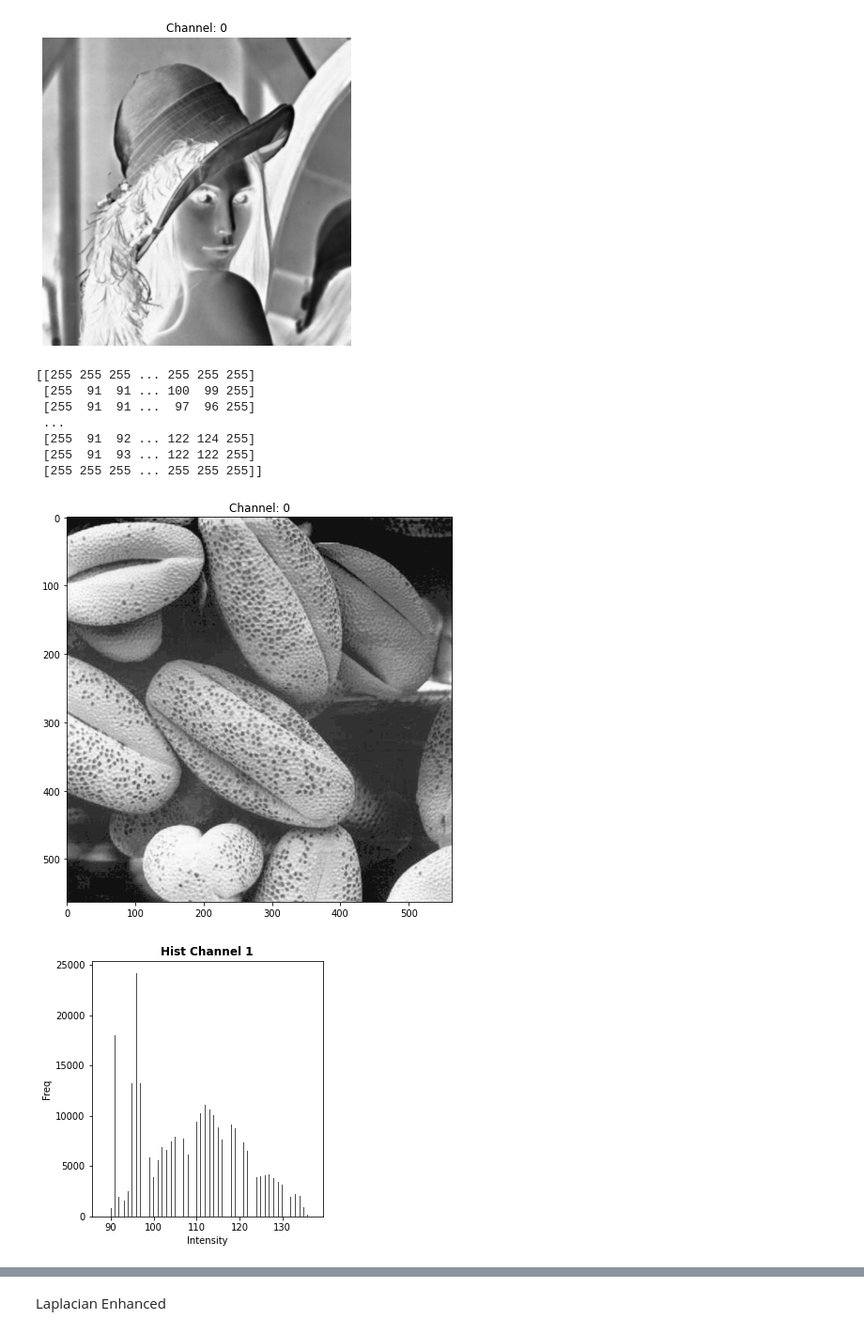
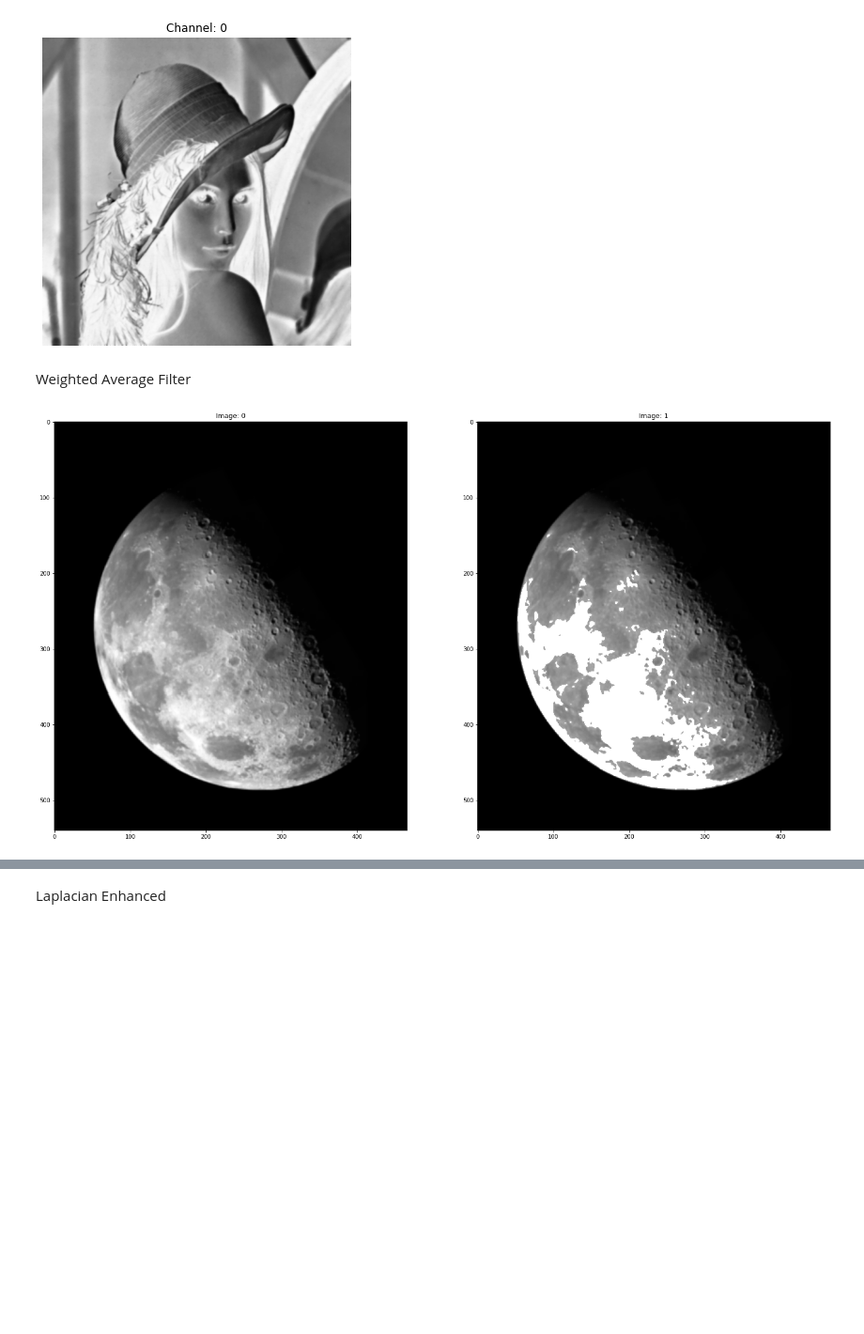
Before and after one commit to santoshkc/image_processing, a Jupyter notebook: image_test.ipynb, the cells around one changed output, grey strips where cells are left out. Shown at 94% size. Cells and saved outputs as stored; diff of their text form; code cells hidden in the pictures; blank space fills up the shorter version.

Commit message:
weighted avg added.

```diff
--- a/image_test.ipynb
+++ b/image_test.ipynb
@@ -283,7 +292,8 @@ FilterCallback = Callable[ [ndarray, ndarray, int], int ]
 def convolution(input: ndarray, filter: ndarray, callback: FilterCallback ):
     height, width = input.shape
     filter_height, filter_width = filter.shape
-    stack = np.hstack( [np.zeros( (height,1),dtype=int ) , input, np.zeros( (height,1),dtype=int )]  )
+    # pad zero to input array
+    stack = np.hstack( [np.zeros( (height,1),dtype=int ) , np.copy(input), np.zeros( (height,1),dtype=int )]  )
     stack2 = np.vstack( [ np.zeros( (1, width + 2),dtype=int ) ,stack, np.zeros( (1, width + 2), dtype=int )])
 
     buffer = np.zeros( shape=(height, width),dtype=int )
@@ -295,8 +305,12 @@ def convolution(input: ndarray, filter: ndarray, callback: FilterCallback ):
             buffer[h,w] = result
     return buffer
 
-def xyz(x: ndarray, y: ndarray, current: int):
+def pointwise_multiply_and_add(x: ndarray, y: ndarray, current: int):
     r =  int((np.sum(x*y)))
+    return 255 if r >= 255 else current
+
+def pointwise_multiply_and_average(x: ndarray, y: ndarray, current: int):
+    r =  int( (np.sum(x*y))/ (y.shape[0] * y.shape[1]) )
     return 255 if r >= 255 else current
 
 def sobel(input_array: ndarray):
@@ -308,38 +322,30 @@ def sobel(input_array: ndarray):
             ] )
 
     def operation(x: ndarray, y: ndarray, current: int):
-        r =  int((np.sum(x*y))/(y.shape[0]*y.shape[1]))
+        r =  int((np.sum(x*y)))
         return 255 if r >= 255 else current
 
     return convolution(input_array, sobel_filter, operation)
+# %% [markdown]
+Weighted Average Filter
 # %%
+dark_image = read_image_as_numpy_array("blurry_moon.tif",True)
 copied_array = np.copy(dark_image[:,:])
-lap_filter = np.array(
+weighted_avg_filter = np.array(
 [
-    [-1, -1, -1],
-    [-1, 8, -1],
-    [-1, -1, -1]
+    [1, 2, 1],
+    [2, 4, 2],
+    [1, 2, 1]
 ] )
 
-show_image(copied_array,True)
+#show_image(copied_array,True)
 
-show_image_histogram(copied_array, True)
 
-conv_result = convolution(copied_array, lap_filter, xyz)
-#conv_result = sobel(copied_array)
+conv_result = convolution(copied_array, weighted_avg_filter, pointwise_multiply_and_average)
 
-print(conv_result)
+show_image_side_by_side([copied_array, conv_result])
 
-show_image(conv_result, True)
-
-#show_image_histogram(conv_result,True)
+#show_image_histogram(copied_array, True)
+#show_image_histogram(conv_result, True)
 # %% [output]
-[[255 255 255 ... 255 255 255]
- [255  91  91 ... 100  99 255]
- [255  91  91 ...  97  96 255]
- ...
- [255  91  92 ... 122 124 255]
- [255  91  93 ... 122 122 255]
- [255 255 255 ... 255 255 255]]
-[figure, old version]
+[figure, new version]
-[figure, removed]
```
Also changed, not shown: parts of 6 cells of this notebook.
